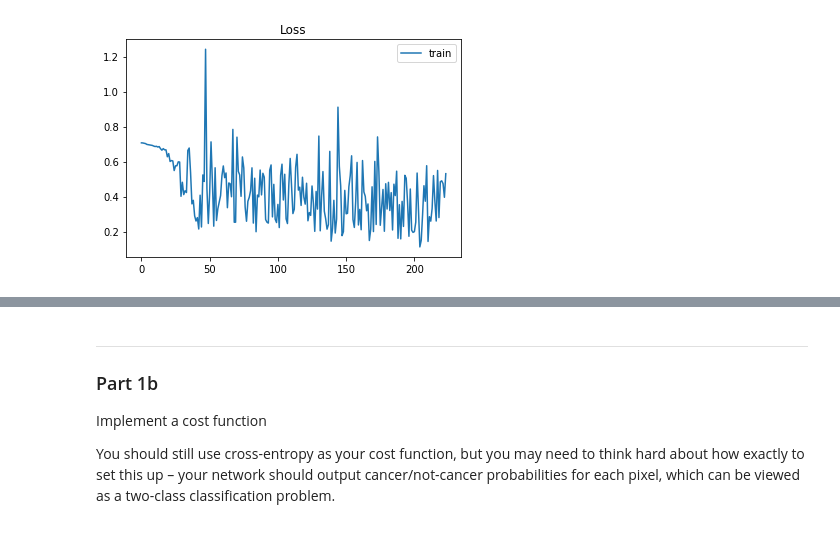
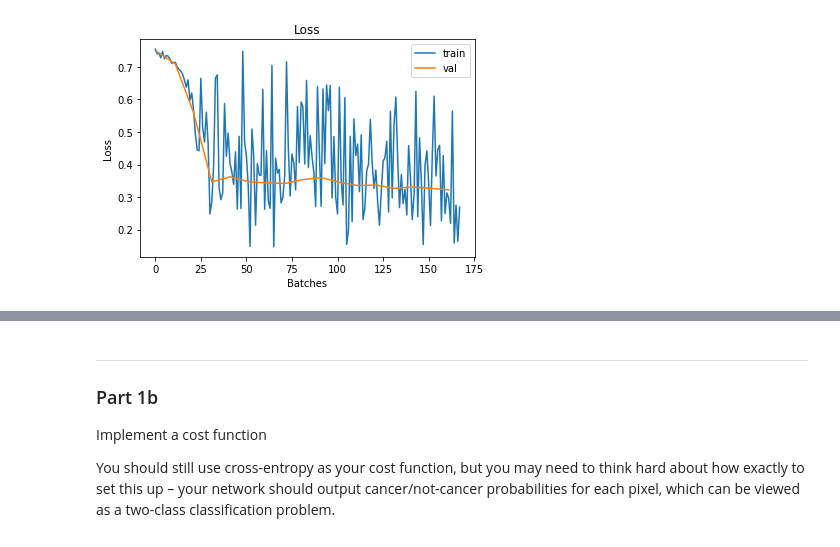
Before and after one commit to ericburdett/cs474_labs_f2019, a Jupyter notebook: DL_Lab4.ipynb, the cells around one changed output, grey strips where cells are left out. Cells and saved outputs as stored; diff of their text form; code cells hidden in the pictures.

```diff
--- a/DL_Lab4.ipynb
+++ b/DL_Lab4.ipynb
@@ -447,9 +387,11 @@ RuntimeError: CUDA out of memory. Tried to allocate 512.00 MiB (GPU 0; 14.73 GiB
 # %%
-#a, b = zip(*val_losses)
+a, b = zip(*val_losses)
 plt.title('Loss')
+plt.xlabel('Batches')
+plt.ylabel('Loss')
 plt.plot(train_losses, label='train')
-#plt.plot(a, b, label='val')
+plt.plot(a, b, label='val')
 plt.legend()
 plt.show()
 # %% [output]
-[figure, old version]
+[figure, new version]
```
Also changed, not shown: parts of 10 cells of this notebook.
